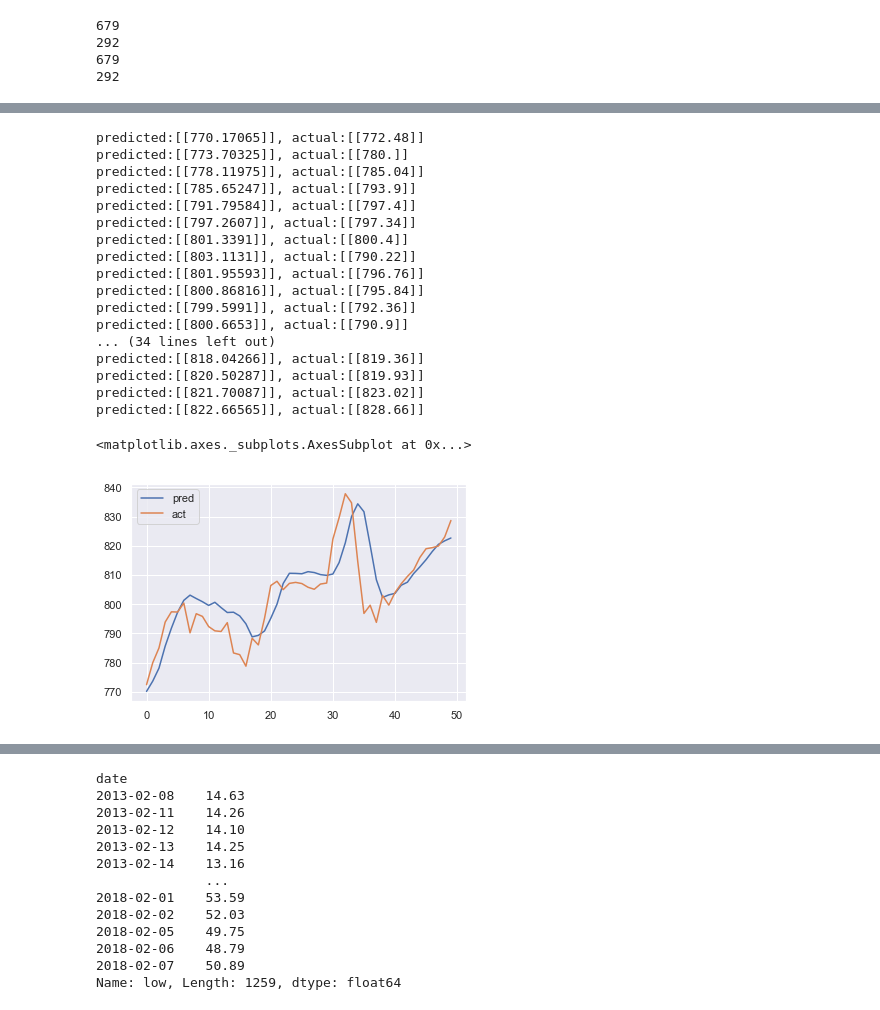
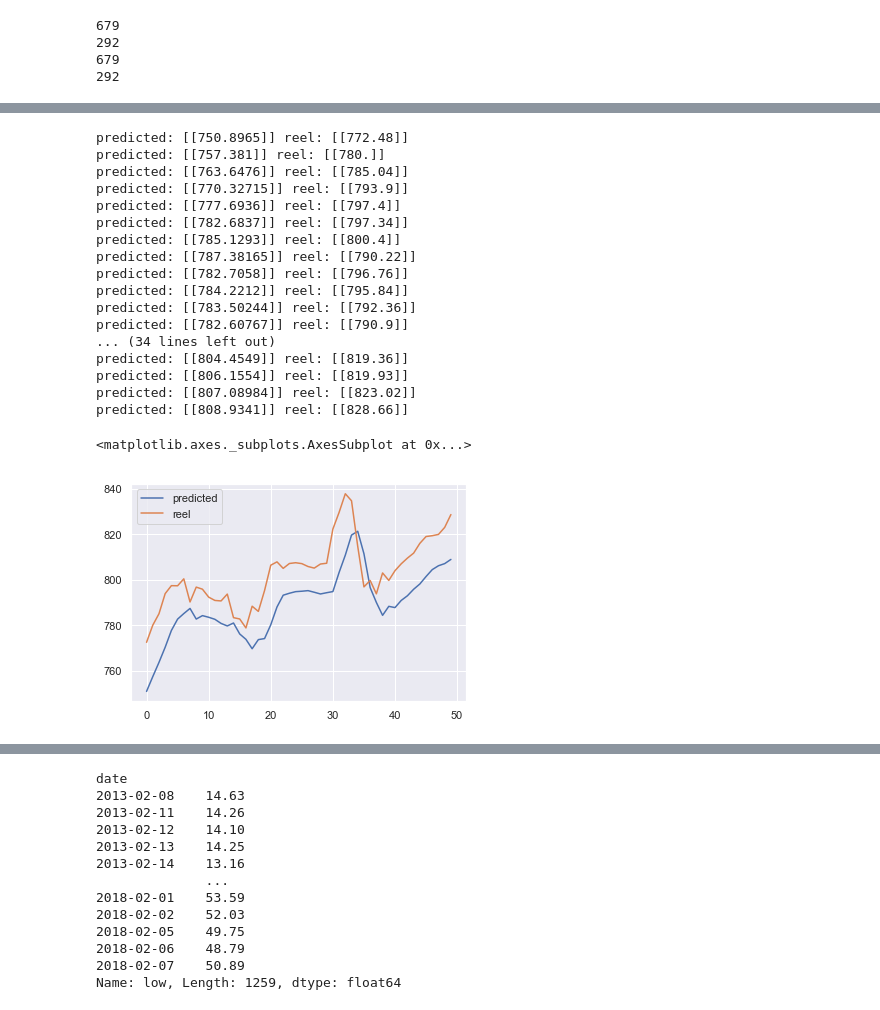
Before and after one commit to mdurandgasselin/IFT-725-TimeSeries, a Jupyter notebook: test_model/test_lstm.ipynb, the cells around one changed output, grey strips where cells are left out. Cells and saved outputs as stored; diff of their text form; code cells hidden in the pictures.

Commit message:
test_lstm:x :x

```diff
--- a/test_model/test_lstm.ipynb
+++ b/test_model/test_lstm.ipynb
@@ -60,0 +119,11 @@ Without using pytorch we just did somes test with lstm keras to predict price 'o
+# %%
+#add model
+Lstm = Sequential()
+Lstm.add(LSTM(256,input_shape=(3,1)))
+Lstm.add(Dense(1))
+Lstm.compile(optimizer='adam',loss='mse')
+#get timestamp
+X_train = X_train.reshape((X_train.shape[0],X_train.shape[1],1))
+X_test = X_test.reshape((X_test.shape[0],X_test.shape[1],1))
+#we train the model
+loss = Lstm.fit(X_train,y_train,epochs=200,validation_data=(X_test,y_test),shuffle=False)
@@ -60,0 +148,5 @@ Without using pytorch we just did somes test with lstm keras to predict price 'o
+# %%
+plt.figure(figsize=(20,10))
+test_pred = Lstm.predict(X_test)
+plt.plot(red.inverse_transform(y_test.reshape(-1,1)))
+plt.plot(red.inverse_transform(test_pred))
@@ -60,0 +156,10 @@ Without using pytorch we just did somes test with lstm keras to predict price 'o
+# %%
+#WE print first 50 prediction
+reel = []
+predicted = []
+for i in range(50):
+
+    test_pred = Lstm.predict(X_test[i].reshape(1,3,1))
+    print('predicted:',red.inverse_transform(test_pred),'reel:',red.inverse_transform(y_test[i].reshape(-1,1)))
+    predicted.append(red.inverse_transform(test_pred))
+    reel.append(red.inverse_transform(y_test[i].reshape(-1,1)))
@@ -117,6 +246,6 @@ Lstm.compile(optimizer='adam',loss='mse')
 X_train = X_train.reshape((X_train.shape[0],X_train.shape[1],1))
 X_test = X_test.reshape((X_test.shape[0],X_test.shape[1],1))
 #we train the model
-loss = Lstm.fit(X_train,y_train,epochs=40,validation_data=(X_test,y_test),shuffle=False)
+loss = Lstm.fit(X_train,y_train,epochs=150,validation_data=(X_test,y_test),shuffle=False)
 # %% [output]
 Train on 679 samples, validate on 292 samples
@@ -151,33 +280,33 @@ predicted = []
 for i in range(50):
 
     test_pred = Lstm.predict(X_test[i].reshape(1,3,1))
-    print('predicted:{0}, actual:{1}'.format(red.inverse_transform(test_pred),red.inverse_transform(y_test[i].reshape(-1,1))))
+    print('predicted:',red.inverse_transform(test_pred),'reel:',red.inverse_transform(y_test[i].reshape(-1,1)))
     predicted.append(red.inverse_transform(test_pred))
     reel.append(red.inverse_transform(y_test[i].reshape(-1,1)))
 # %% [output]
-predicted:[[770.17065]], actual:[[772.48]]
-predicted:[[773.70325]], actual:[[780.]]
-predicted:[[778.11975]], actual:[[785.04]]
-predicted:[[785.65247]], actual:[[793.9]]
-predicted:[[791.79584]], actual:[[797.4]]
-predicted:[[797.2607]], actual:[[797.34]]
-predicted:[[801.3391]], actual:[[800.4]]
-predicted:[[803.1131]], actual:[[790.22]]
-predicted:[[801.95593]], actual:[[796.76]]
-predicted:[[800.86816]], actual:[[795.84]]
-predicted:[[799.5991]], actual:[[792.36]]
-predicted:[[800.6653]], actual:[[790.9]]
+predicted: [[750.8965]] reel: [[772.48]]
+predicted: [[757.381]] reel: [[780.]]
+predicted: [[763.6476]] reel: [[785.04]]
+predicted: [[770.32715]] reel: [[793.9]]
+predicted: [[777.6936]] reel: [[797.4]]
+predicted: [[782.6837]] reel: [[797.34]]
+predicted: [[785.1293]] reel: [[800.4]]
+predicted: [[787.38165]] reel: [[790.22]]
+predicted: [[782.7058]] reel: [[796.76]]
+predicted: [[784.2212]] reel: [[795.84]]
+predicted: [[783.50244]] reel: [[792.36]]
+predicted: [[782.60767]] reel: [[790.9]]
 ... (34 lines left out)
-predicted:[[818.04266]], actual:[[819.36]]
-predicted:[[820.50287]], actual:[[819.93]]
-predicted:[[821.70087]], actual:[[823.02]]
-predicted:[[822.66565]], actual:[[828.66]]
+predicted: [[804.4549]] reel: [[819.36]]
+predicted: [[806.1554]] reel: [[819.93]]
+predicted: [[807.08984]] reel: [[823.02]]
+predicted: [[808.9341]] reel: [[828.66]]
 # %%
-output = pd.DataFrame({'pred':list(np.reshape(predicted, (-1))),'act':list(np.reshape(reel, (-1)))})
+output = pd.DataFrame({'predicted':list(np.reshape(predicted, (-1))),'reel':list(np.reshape(reel, (-1)))})
 output.plot(kind='line')
 # %% [output]
 <matplotlib.axes._subplots.AxesSubplot at 0x...>
-[figure, old version]
+[figure, new version]
 # %%
 predicted_t = Lstm.predict(X_test)
 plt.plot(red.inverse_transform(y_test.reshape(-1,1)))
```
Also changed, not shown: parts of 31 cells of this notebook, 3 other files.
